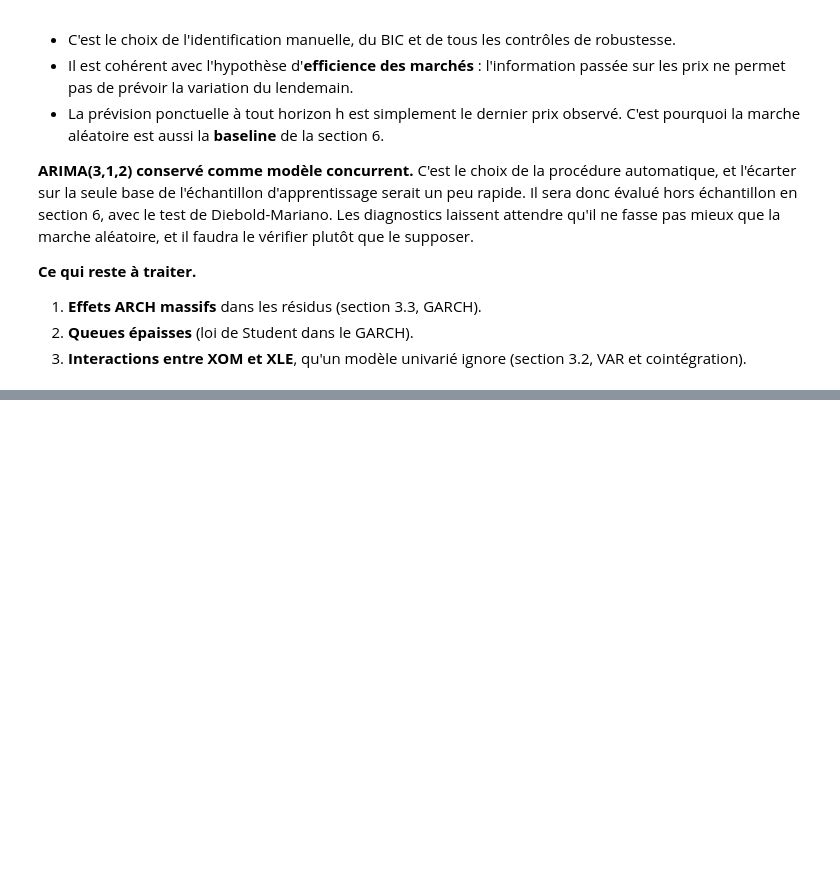
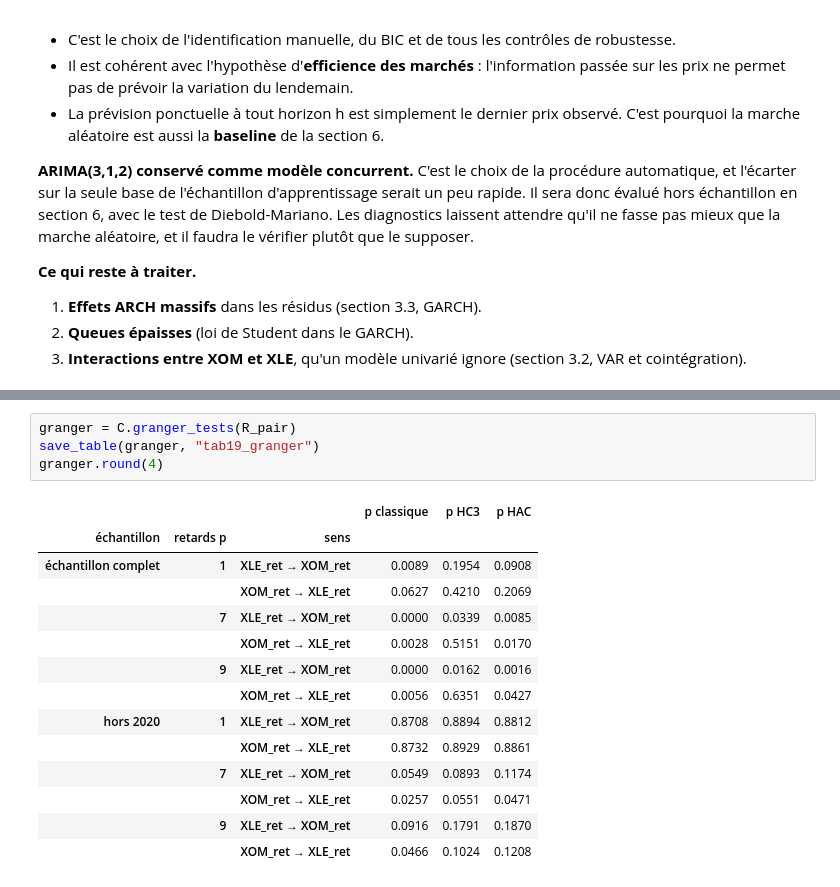
Before and after one commit to aziz28-dev/ts-project, a Jupyter notebook: notebooks/main_python.ipynb, the cells around one changed output, grey strips where cells are left out. Drawn from its saved outputs; the diff is of its cells as text; blank space fills up the shorter version.

```diff
--- a/notebooks/main_python.ipynb
+++ b/notebooks/main_python.ipynb
@@ -1314,0 +1467,19 @@ La variance d'un ARIMA est constante par construction : ce modèle ne peut pas r
+# %%
+granger = C.granger_tests(R_pair)
+save_table(granger, "tab19_granger")
+granger.round(4)
+# %% [output]
+|  |  |  | p classique | p HC3 | p HAC |
+| échantillon | retards p | sens |  |  |  |
+| échantillon complet | 1 | XLE_ret → XOM_ret | 0.0089 | 0.1954 | 0.0908 |
+|  |  | XOM_ret → XLE_ret | 0.0627 | 0.4210 | 0.2069 |
+|  | 7 | XLE_ret → XOM_ret | 0.0000 | 0.0339 | 0.0085 |
+|  |  | XOM_ret → XLE_ret | 0.0028 | 0.5151 | 0.0170 |
+|  | 9 | XLE_ret → XOM_ret | 0.0000 | 0.0162 | 0.0016 |
+|  |  | XOM_ret → XLE_ret | 0.0056 | 0.6351 | 0.0427 |
+| hors 2020 | 1 | XLE_ret → XOM_ret | 0.8708 | 0.8894 | 0.8812 |
+|  |  | XOM_ret → XLE_ret | 0.8732 | 0.8929 | 0.8861 |
+|  | 7 | XLE_ret → XOM_ret | 0.0549 | 0.0893 | 0.1174 |
+|  |  | XOM_ret → XLE_ret | 0.0257 | 0.0551 | 0.0471 |
+|  | 9 | XLE_ret → XOM_ret | 0.0916 | 0.1791 | 0.1870 |
+|  |  | XOM_ret → XLE_ret | 0.0466 | 0.1024 | 0.1208 |
```
Also changed, not shown: parts of 22 cells of this notebook, 15 other files.
